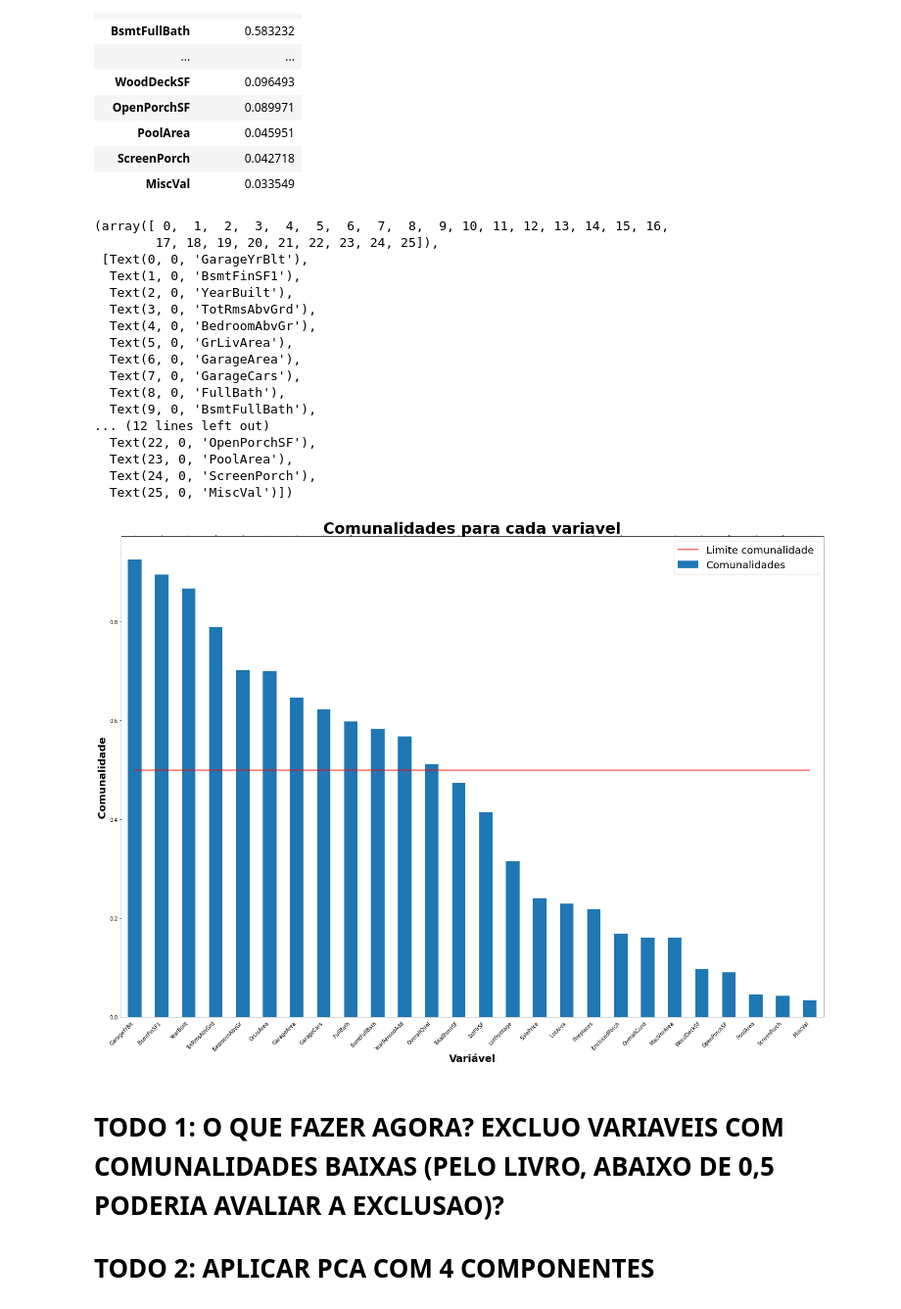
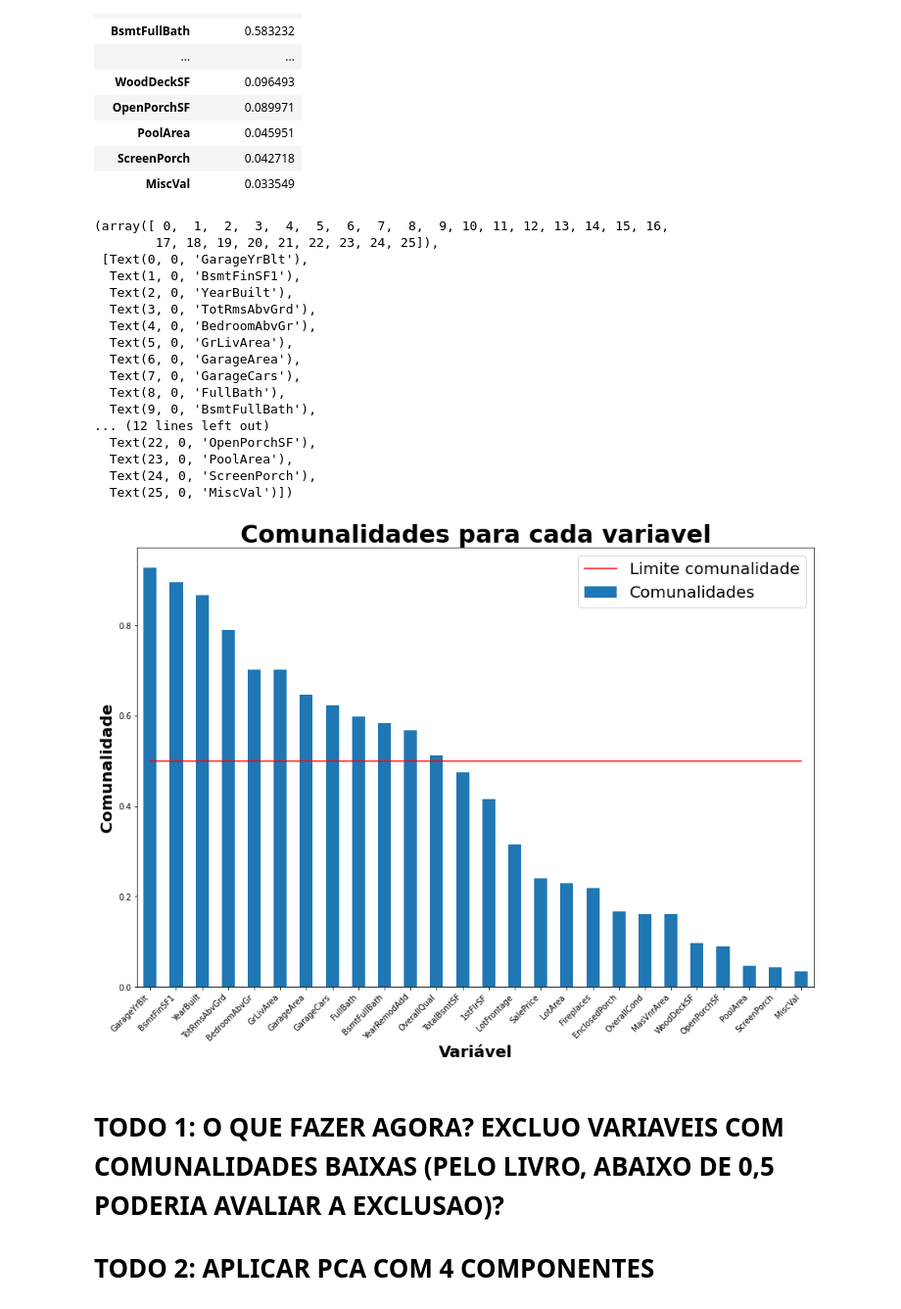
Before and after one commit to fabioheiji/mqaa, a Jupyter notebook: Analise_Fatorial_PCA.ipynb, the cells around one changed output. Shown at 98% size. Saved outputs shown, nothing was run; the diff lists cells and outputs as text; code cells hidden in the pictures.

```diff
--- a/Analise_Fatorial_PCA.ipynb
+++ b/Analise_Fatorial_PCA.ipynb
@@ -597,31 +669,31 @@ df_comunalidades
 # %%
 df_comunalidades['Limite comunalidade'] = 0.5
 ax = df_comunalidades['Comunalidades'].plot(kind='bar')
-df_comunalidades['Limite comunalidade'].plot(kind='line',ax=ax,color = 'red')
+df_comunalidades['Limite comunalidade'].plot(kind='line',ax=ax,color = 'red',figsize=(15,10))
 plt.title('Comunalidades para cada variavel', fontdict = {'fontsize':30,'fontweight':'bold'})
 plt.ylabel('Comunalidade',fontdict = {'fontsize':20,'fontweight':'bold'})
 plt.xlabel('Variável',fontdict = {'fontsize':20,'fontweight':'bold'})
 plt.legend(fontsize = 20)
 plt.xticks(rotation=45, horizontalalignment='right')
 # %% [output]
 (array([ 0,  1,  2,  3,  4,  5,  6,  7,  8,  9, 10, 11, 12, 13, 14, 15, 16,
         17, 18, 19, 20, 21, 22, 23, 24, 25]),
  [Text(0, 0, 'GarageYrBlt'),
   Text(1, 0, 'BsmtFinSF1'),
   Text(2, 0, 'YearBuilt'),
   Text(3, 0, 'TotRmsAbvGrd'),
   Text(4, 0, 'BedroomAbvGr'),
   Text(5, 0, 'GrLivArea'),
   Text(6, 0, 'GarageArea'),
   Text(7, 0, 'GarageCars'),
   Text(8, 0, 'FullBath'),
   Text(9, 0, 'BsmtFullBath'),
 ... (12 lines left out)
   Text(22, 0, 'OpenPorchSF'),
   Text(23, 0, 'PoolArea'),
   Text(24, 0, 'ScreenPorch'),
   Text(25, 0, 'MiscVal')])
-[figure, old version]
+[figure, new version]
 # %% [markdown]
 # TODO 1: O QUE FAZER AGORA? EXCLUO VARIAVEIS COM COMUNALIDADES BAIXAS (PELO LIVRO, ABAIXO DE 0,5 PODERIA AVALIAR A EXCLUSAO)?
 
```
Also changed, not shown: parts of 25 cells of this notebook.
